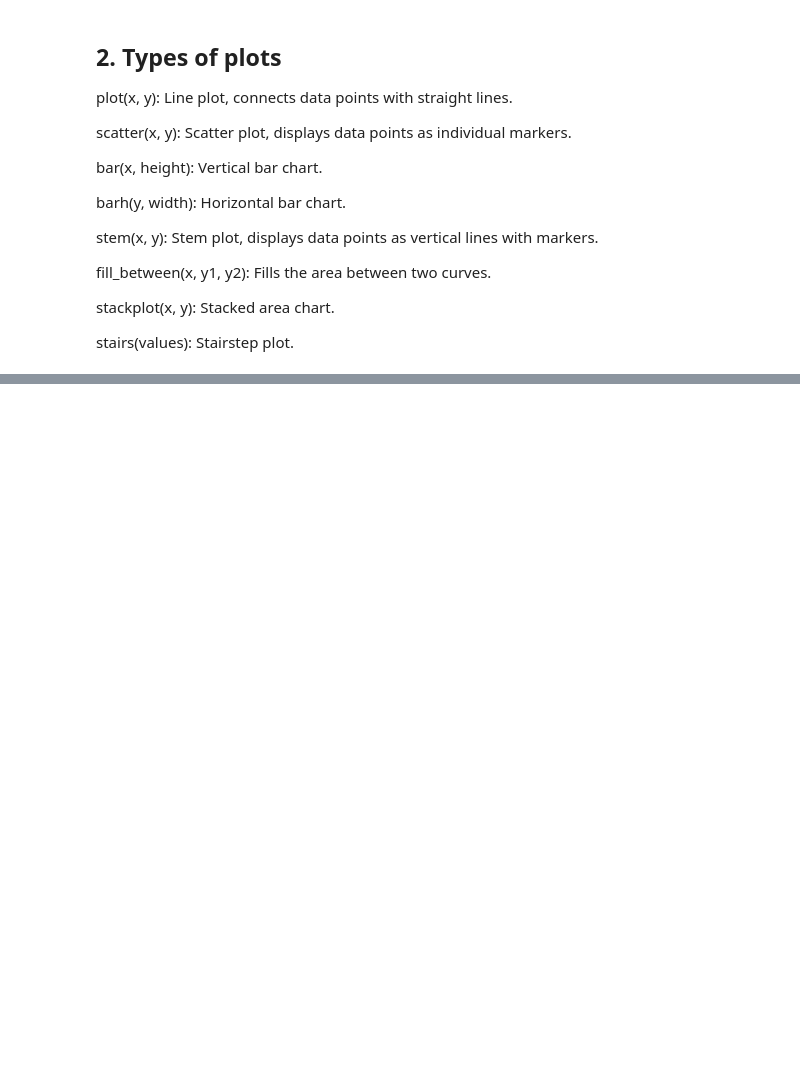
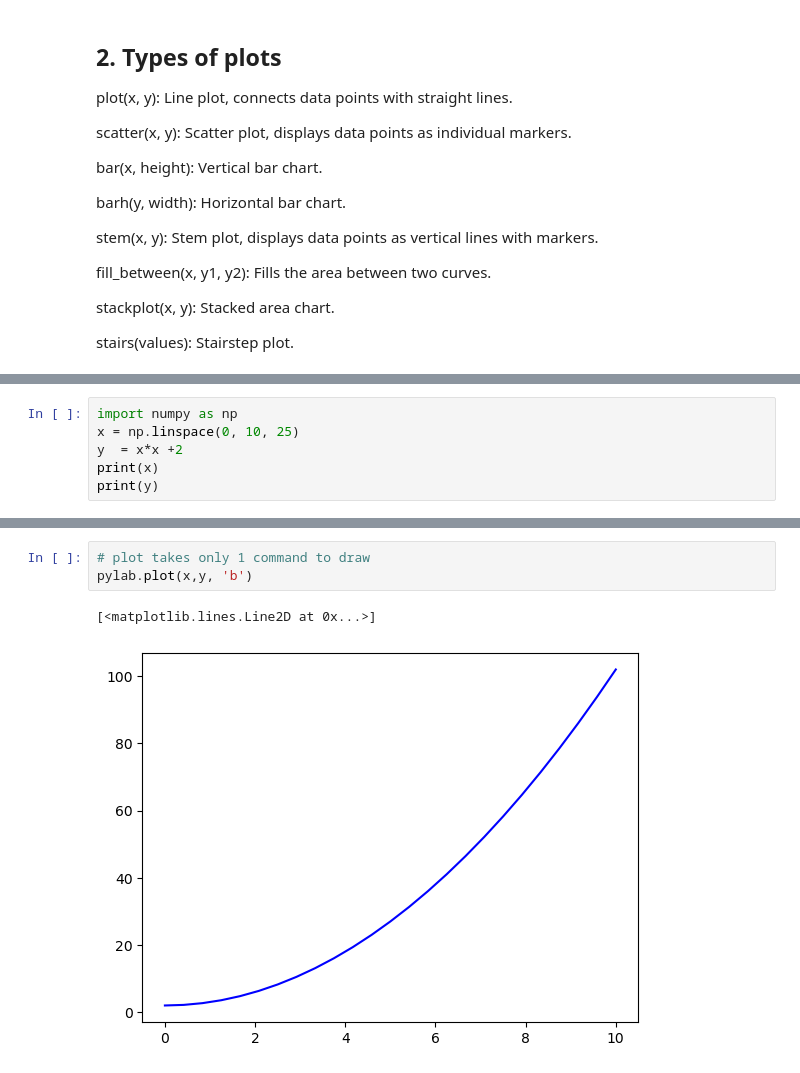
Before and after one commit to udityamerit/Python-Librearies-for-Data-Science, a Jupyter notebook: 3. Matplotlib/Matplotlib.ipynb, the cells around one changed output, grey strips where cells are left out. Drawn from its saved outputs; the diff is of its cells as text; blank space fills up the shorter version.

```diff
--- a/3. Matplotlib/Matplotlib Part 1.ipynb
+++ b/3. Matplotlib/Matplotlib.ipynb
@@ -48,0 +70,6 @@ stairs(values): Stairstep plot.
+# %%
+import numpy as np
+x = np.linspace(0, 10, 25)
+y  = x*x +2
+print(x)
+print(y)
@@ -48,0 +100,6 @@ stairs(values): Stairstep plot.
+# %%
+# plot takes only 1 command to draw
+pylab.plot(x,y, 'b')
+# %% [output]
+[<matplotlib.lines.Line2D at 0x...>]
+[figure, added]
```
Also changed, not shown: parts of 24 cells of this notebook, 1 other file.
